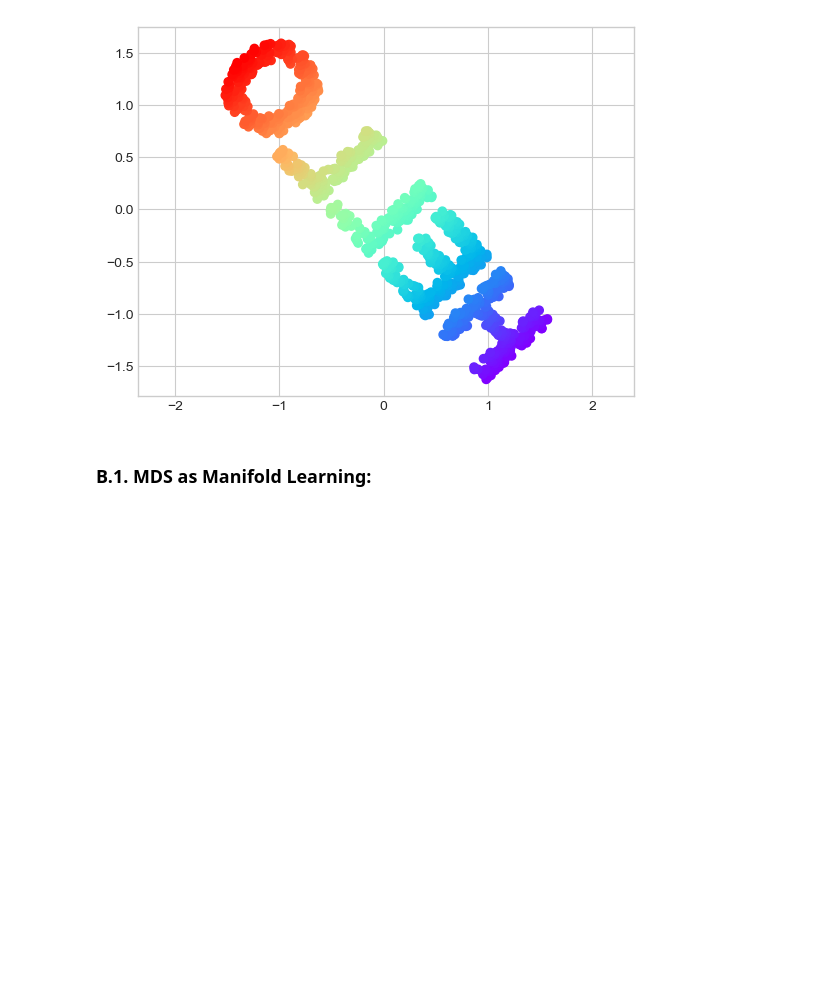
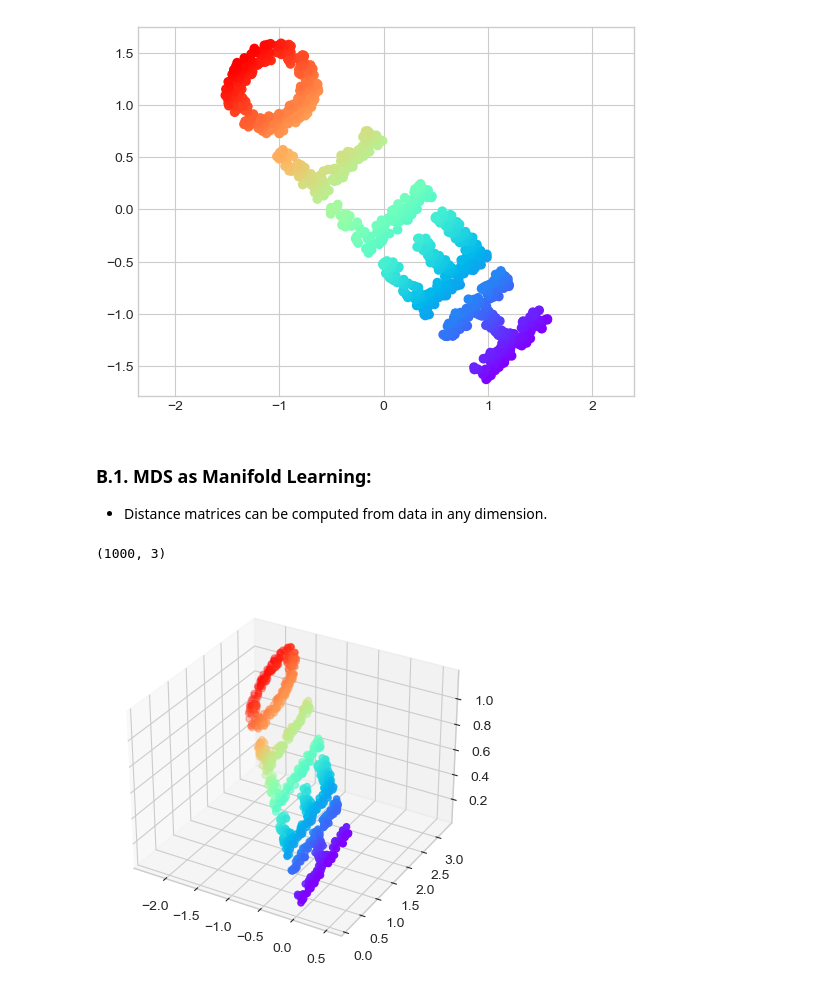
Before and after one commit to Spin8Cycle/ds-proj-remote, a Jupyter notebook: PDSHEx/ml_sklearn_notes/ml_manifold_learning.ipynb, the cells around one changed output. Saved outputs shown, nothing was run; the diff lists cells and outputs as text; code cells hidden in the pictures; blank space fills up the shorter version.

```diff
--- a/PDSHEx/ml_sklearn_notes/ml_manifold_learning.ipynb
+++ b/PDSHEx/ml_sklearn_notes/ml_manifold_learning.ipynb
@@ -100,3 +101,24 @@ plt.axis('equal');
 [figure]
 # %% [markdown]
 ### B.1. MDS as Manifold Learning:
+
+* Distance matrices can be computed from data in any dimension.
+# %%
+def random_projection(X, dimension=3, rseed=42):
+    assert dimension >= X.shape[1]
+    rng = np.random.RandomState(rseed)
+    C = rng.randn(dimension, dimension)
+    e, V = np.linalg.eigh(np.dot(C, C.T))
+    return np.dot(X, V[:X.shape[1]])
+
+X3 = random_projection(X, 3)
+X3.shape
+# %% [output]
+(1000, 3)
+# %%
+from mpl_toolkits import mplot3d
+
+ax = plt.axes(projection='3d')
+ax.scatter3D(X3[:, 0], X3[:, 1], X3[:, 2], **colorize);
+# %% [output]
+[figure, added]
```
Also changed, not shown: parts of 6 cells of this notebook.
